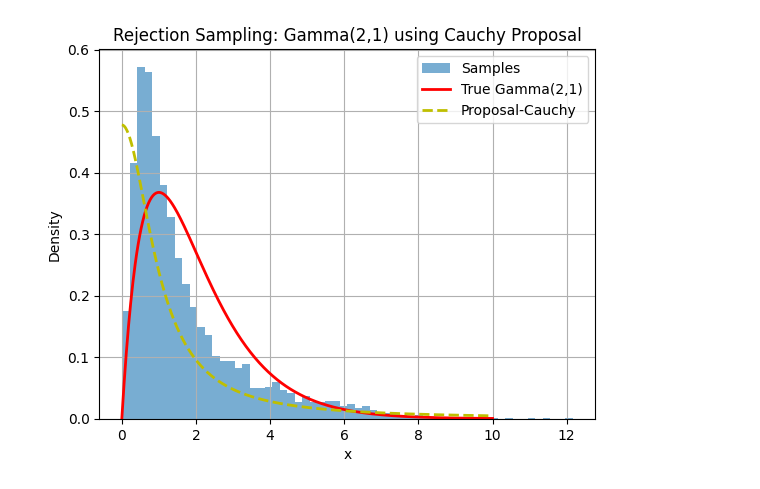
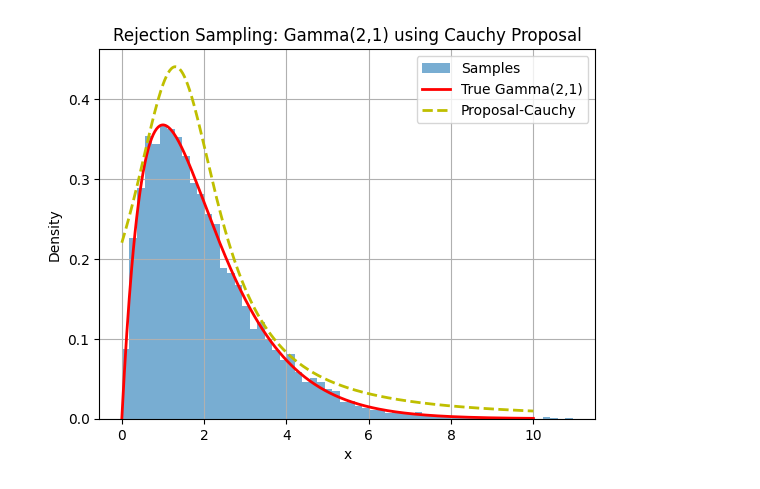
Before and after one commit to Hanifemam/pattern_recognition, a Jupyter notebook: smpling/rejection_sampling.ipynb, the cells around one changed output. Saved outputs shown, nothing was run; the diff lists cells and outputs as text; code cells hidden in the pictures.

Commit message:
Cauchy fitted

```diff
--- a/smpling/rejection_sampling.ipynb
+++ b/smpling/rejection_sampling.ipynb
@@ -3,7 +3,7 @@ import numpy as np
 from scipy.stats import gamma, cauchy
 # %%
 def gamma_sampling_from_cauchy(
-    alpha=2.0, beta=1.0, x0=0.0, gamma_param=1.0, M=1.5, rng=None
+    alpha=2.0, beta=1.0, x0=1.3, gamma_param=1.3, M=1.8, rng=None
 ):
     if rng is None:
         rng = np.random.default_rng()
@@ -19,17 +19,17 @@ def gamma_sampling_from_cauchy(
 # %%
 samples = [gamma_sampling_from_cauchy() for _ in range(10000)]
 import matplotlib.pyplot as plt
 
-M = 1.5
+M = 1.8
 x = np.linspace(0, 10, 500)
 plt.hist(samples, bins=60, density=True, alpha=0.6, label="Samples")
 plt.plot(x, gamma.pdf(x, a=2, scale=1), "r-", lw=2, label="True Gamma(2,1)")
-plt.plot(x, M*cauchy.pdf(x, loc=0.0, scale=1.0), "y--", lw=2, label="Proposal-Cauchy")
+plt.plot(x, M*cauchy.pdf(x, loc=1.3, scale=1.3), "y--", lw=2, label="Proposal-Cauchy")
 plt.legend()
 plt.xlabel("x")
 plt.ylabel("Density")
 plt.title("Rejection Sampling: Gamma(2,1) using Cauchy Proposal")
 plt.grid(True)
 plt.show()
 # %% [output]
-[figure, old version]
+[figure, new version]
```
